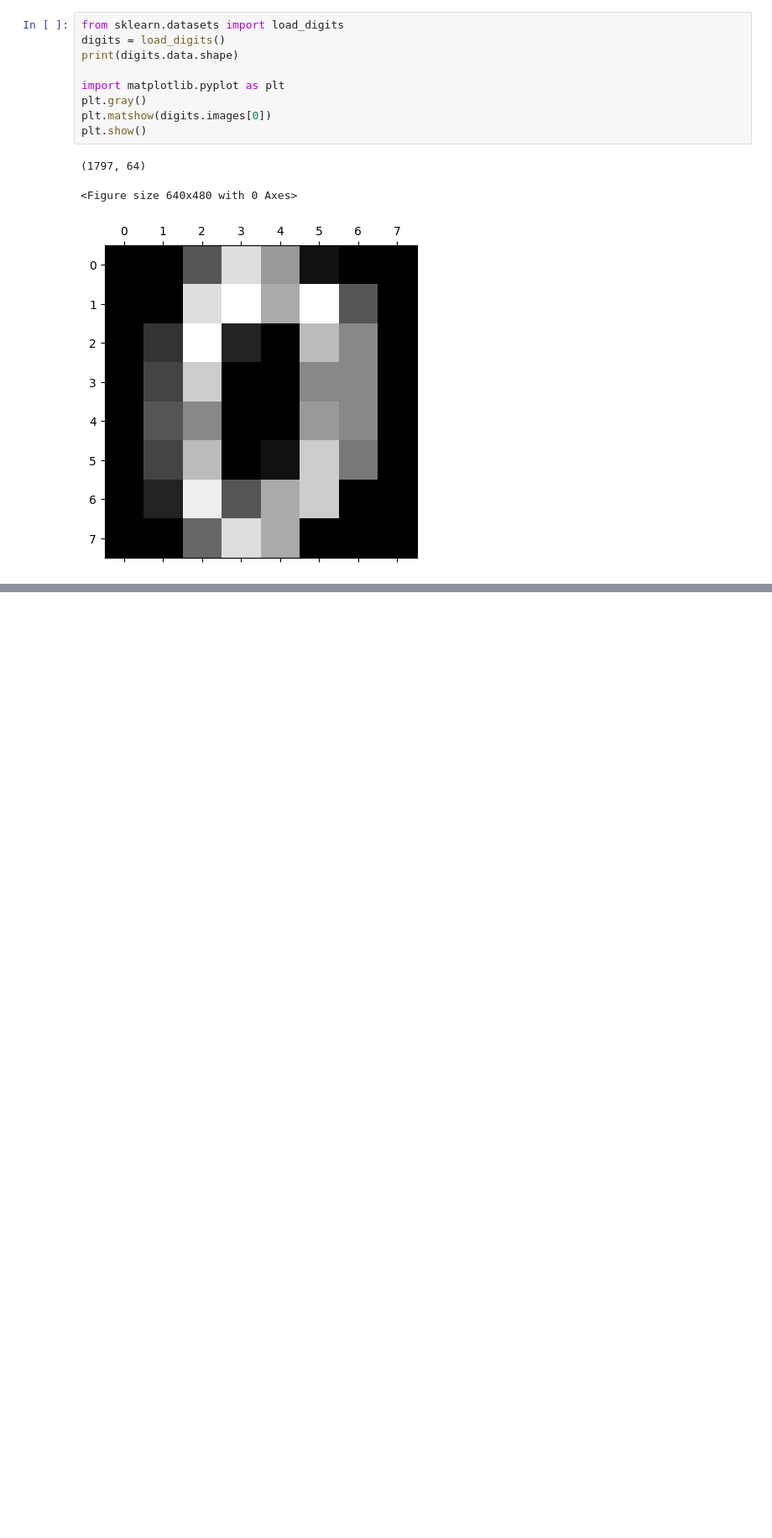
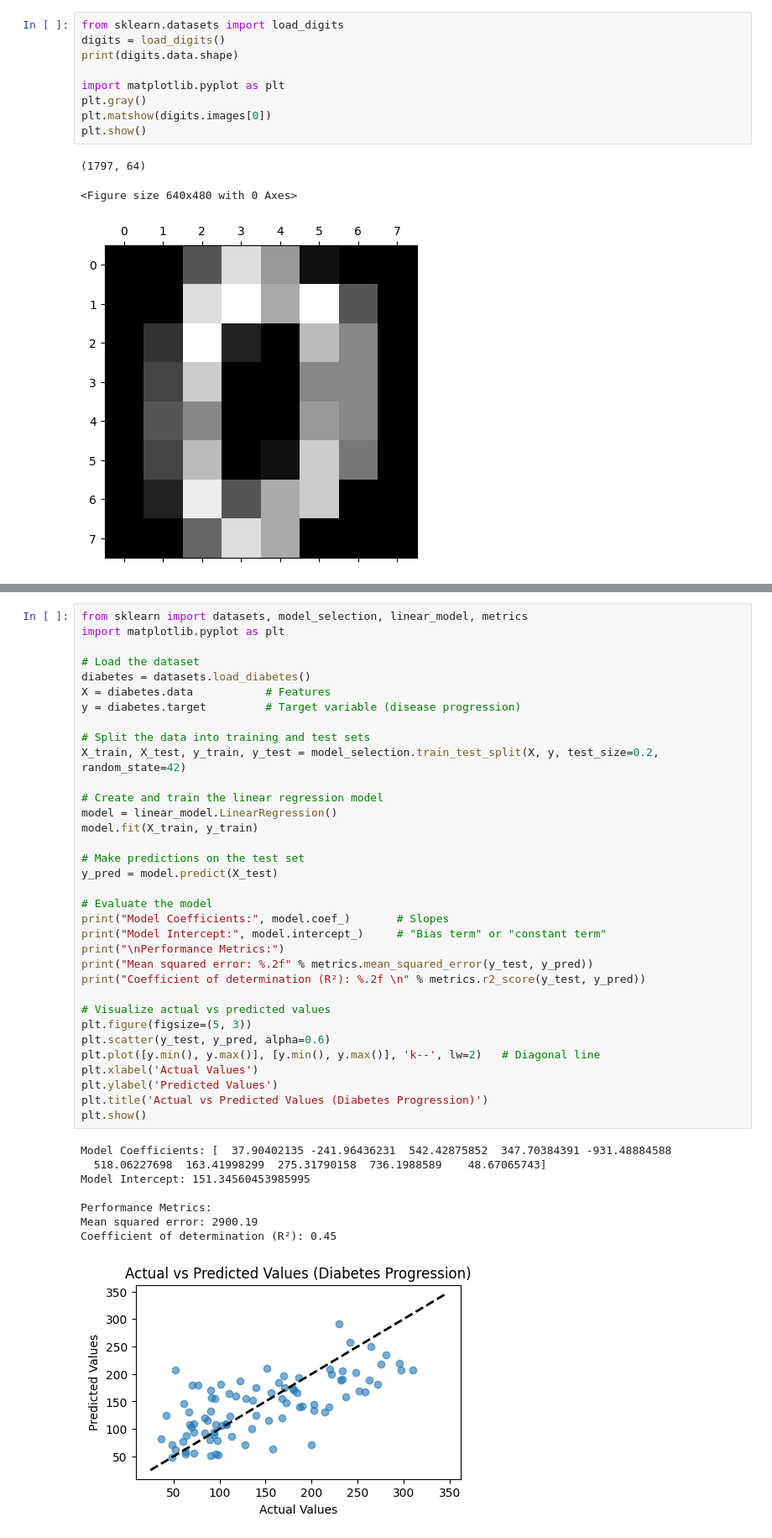
Before and after one commit to oleg0x/Python_libraries_examples, a Jupyter notebook: sklearn_basics.ipynb, the cells around one changed output, grey strips where cells are left out. Shown at 84% size. Saved outputs shown, nothing was run; the diff lists cells and outputs as text; blank space fills up the shorter version.

```diff
--- a/sklearn_basics.ipynb
+++ b/sklearn_basics.ipynb
@@ -62,0 +116,43 @@ Accuracy: 0.97
+# %%
+from sklearn import datasets, model_selection, linear_model, metrics
+import matplotlib.pyplot as plt
+
+# Load the dataset
+diabetes = datasets.load_diabetes()
+X = diabetes.data           # Features
+y = diabetes.target         # Target variable (disease progression)
+
+# Split the data into training and test sets
+X_train, X_test, y_train, y_test = model_selection.train_test_split(X, y, test_size=0.2, random_state=42)
+
+# Create and train the linear regression model
+model = linear_model.LinearRegression()
+model.fit(X_train, y_train)
+
+# Make predictions on the test set
+y_pred = model.predict(X_test)
+
+# Evaluate the model
+print("Model Coefficients:", model.coef_)       # Slopes
+print("Model Intercept:", model.intercept_)     # "Bias term" or "constant term"
+print("\nPerformance Metrics:")
+print("Mean squared error: %.2f" % metrics.mean_squared_error(y_test, y_pred))
+print("Coefficient of determination (R²): %.2f \n" % metrics.r2_score(y_test, y_pred))
+
+# Visualize actual vs predicted values
+plt.figure(figsize=(5, 3))
+plt.scatter(y_test, y_pred, alpha=0.6)
+plt.plot([y.min(), y.max()], [y.min(), y.max()], 'k--', lw=2)   # Diagonal line
+plt.xlabel('Actual Values')
+plt.ylabel('Predicted Values')
+plt.title('Actual vs Predicted Values (Diabetes Progression)')
+plt.show()
+# %% [output]
+Model Coefficients: [  37.90402135 -241.96436231  542.42875852  347.70384391 -931.48884588
+  518.06227698  163.41998299  275.31790158  736.1988589    48.67065743]
+Model Intercept: 151.34560453985995
+
+Performance Metrics:
+Mean squared error: 2900.19
+Coefficient of determination (R²): 0.45
+[figure, added]
```
Also changed, not shown: parts of 6 cells of this notebook.
